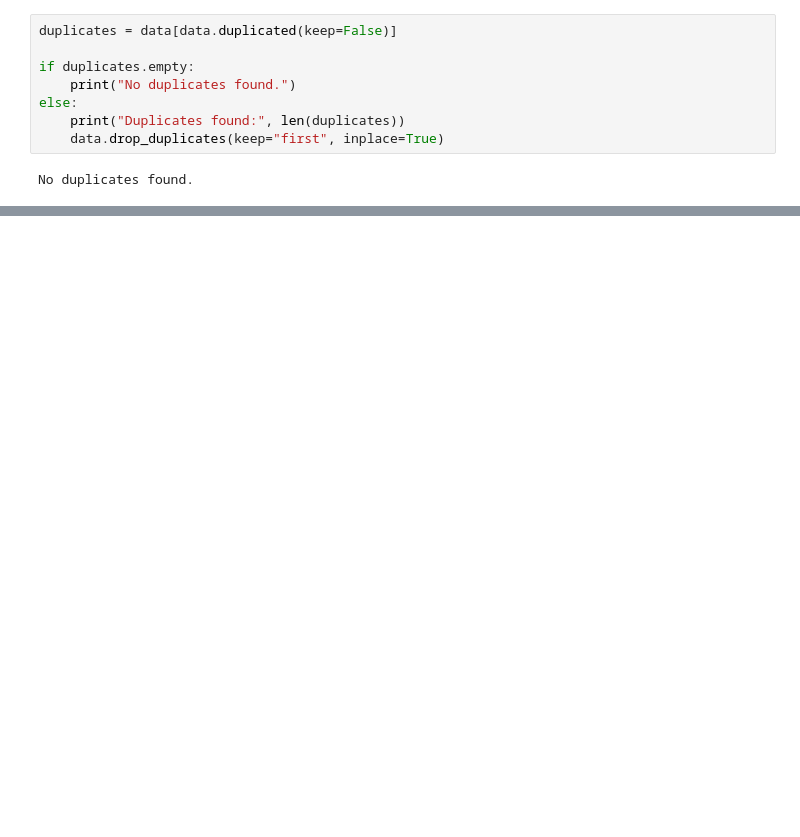
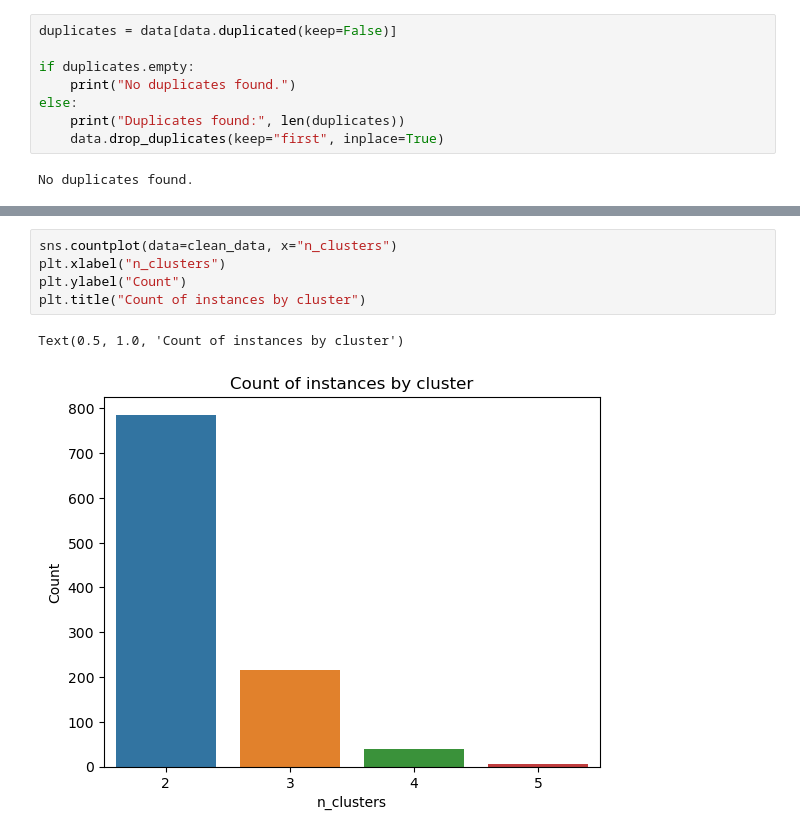
Before and after one commit to Fera13/Thesis-Project, a Jupyter notebook: predictTenure.ipynb, the cells around one changed output, grey strips where cells are left out. Drawn from its saved outputs; the diff is of its cells as text; blank space fills up the shorter version.

```diff
--- a/predictTenure.ipynb
+++ b/predictTenure.ipynb
@@ -137,0 +232,8 @@ remaining rows: 614 rows, 30 columns
+# %%
+sns.countplot(data=clean_data, x="n_clusters")
+plt.xlabel("n_clusters")
+plt.ylabel("Count")
+plt.title("Count of instances by cluster")
+# %% [output]
+Text(0.5, 1.0, 'Count of instances by cluster')
+[figure, added]
```
Also changed, not shown: parts of 42 cells of this notebook, 4 other files.
